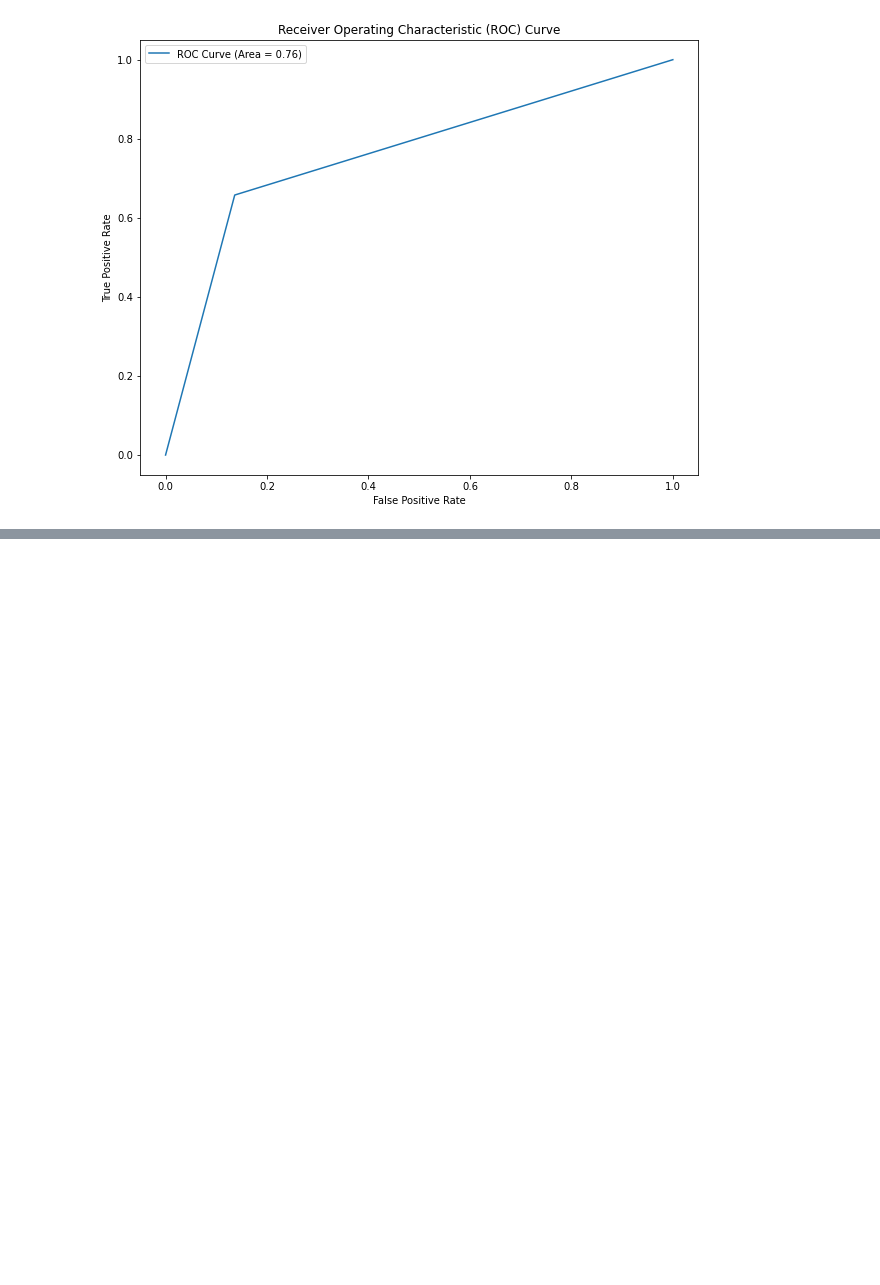
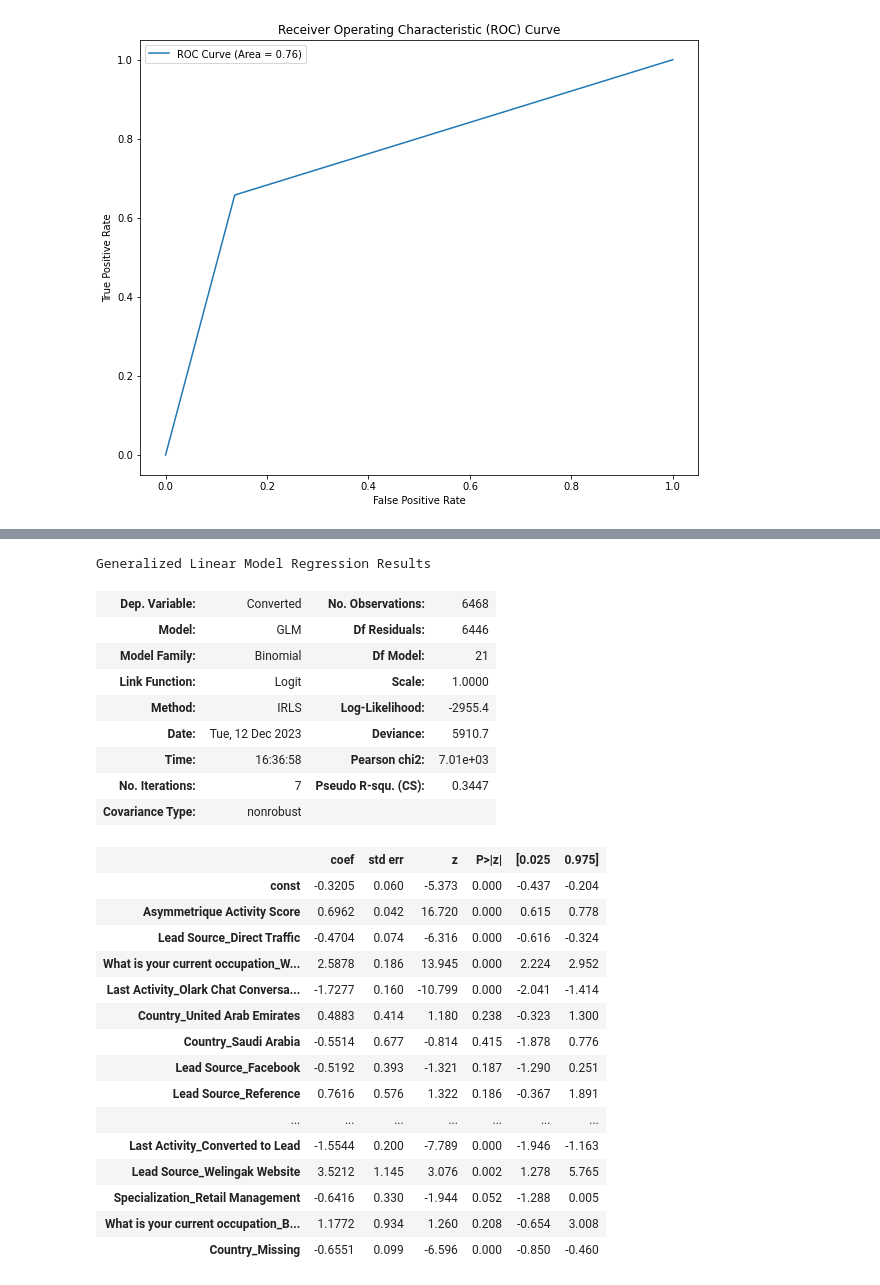
Before and after one commit to dhimanarya/Lead_Scoring_Case_Study, a Jupyter notebook: code file.ipynb, the cells around one changed output, grey strips where cells are left out. Cells and saved outputs as stored; diff of their text form; code cells hidden in the pictures; blank space fills up the shorter version.

```diff
--- a/code file.ipynb
+++ b/code file.ipynb
@@ -1462,0 +1521,32 @@ array([1, 1, 0, ..., 0, 0, 0], dtype=int64)
+# %%
+dtrain7_const=sm.add_constant(dtrain7)
+sm2=sm.GLM(ytrain, dtrain7_const,family=sm.families.Binomial()).fit()
+# %%
+sm2.summary()
+# %% [output]
+Generalized Linear Model Regression Results
+| Dep. Variable: | Converted | No. Observations: | 6468 |
+| Model: | GLM | Df Residuals: | 6446 |
+| Model Family: | Binomial | Df Model: | 21 |
+| Link Function: | Logit | Scale: | 1.0000 |
+| Method: | IRLS | Log-Likelihood: | -2955.4 |
+| Date: | Tue, 12 Dec 2023 | Deviance: | 5910.7 |
+| Time: | 16:36:58 | Pearson chi2: | 7.01e+03 |
+| No. Iterations: | 7 | Pseudo R-squ. (CS): | 0.3447 |
+| Covariance Type: | nonrobust |  |  |
+|  | coef | std err | z | P>|z| | [0.025 | 0.975] |
+| const | -0.3205 | 0.060 | -5.373 | 0.000 | -0.437 | -0.204 |
+| Asymmetrique Activity Score | 0.6962 | 0.042 | 16.720 | 0.000 | 0.615 | 0.778 |
+| Lead Source_Direct Traffic | -0.4704 | 0.074 | -6.316 | 0.000 | -0.616 | -0.324 |
+| What is your current occupation_W... | 2.5878 | 0.186 | 13.945 | 0.000 | 2.224 | 2.952 |
+| Last Activity_Olark Chat Conversa... | -1.7277 | 0.160 | -10.799 | 0.000 | -2.041 | -1.414 |
+| Country_United Arab Emirates | 0.4883 | 0.414 | 1.180 | 0.238 | -0.323 | 1.300 |
+| Country_Saudi Arabia | -0.5514 | 0.677 | -0.814 | 0.415 | -1.878 | 0.776 |
+| Lead Source_Facebook | -0.5192 | 0.393 | -1.321 | 0.187 | -1.290 | 0.251 |
+| Lead Source_Reference | 0.7616 | 0.576 | 1.322 | 0.186 | -0.367 | 1.891 |
+| ... | ... | ... | ... | ... | ... | ... |
+| Last Activity_Converted to Lead | -1.5544 | 0.200 | -7.789 | 0.000 | -1.946 | -1.163 |
+| Lead Source_Welingak Website | 3.5212 | 1.145 | 3.076 | 0.002 | 1.278 | 5.765 |
+| Specialization_Retail Management | -0.6416 | 0.330 | -1.944 | 0.052 | -1.288 | 0.005 |
+| What is your current occupation_B... | 1.1772 | 0.934 | 1.260 | 0.208 | -0.654 | 3.008 |
+| Country_Missing | -0.6551 | 0.099 | -6.596 | 0.000 | -0.850 | -0.460 |
```
Also changed, not shown: parts of 19 cells of this notebook.
